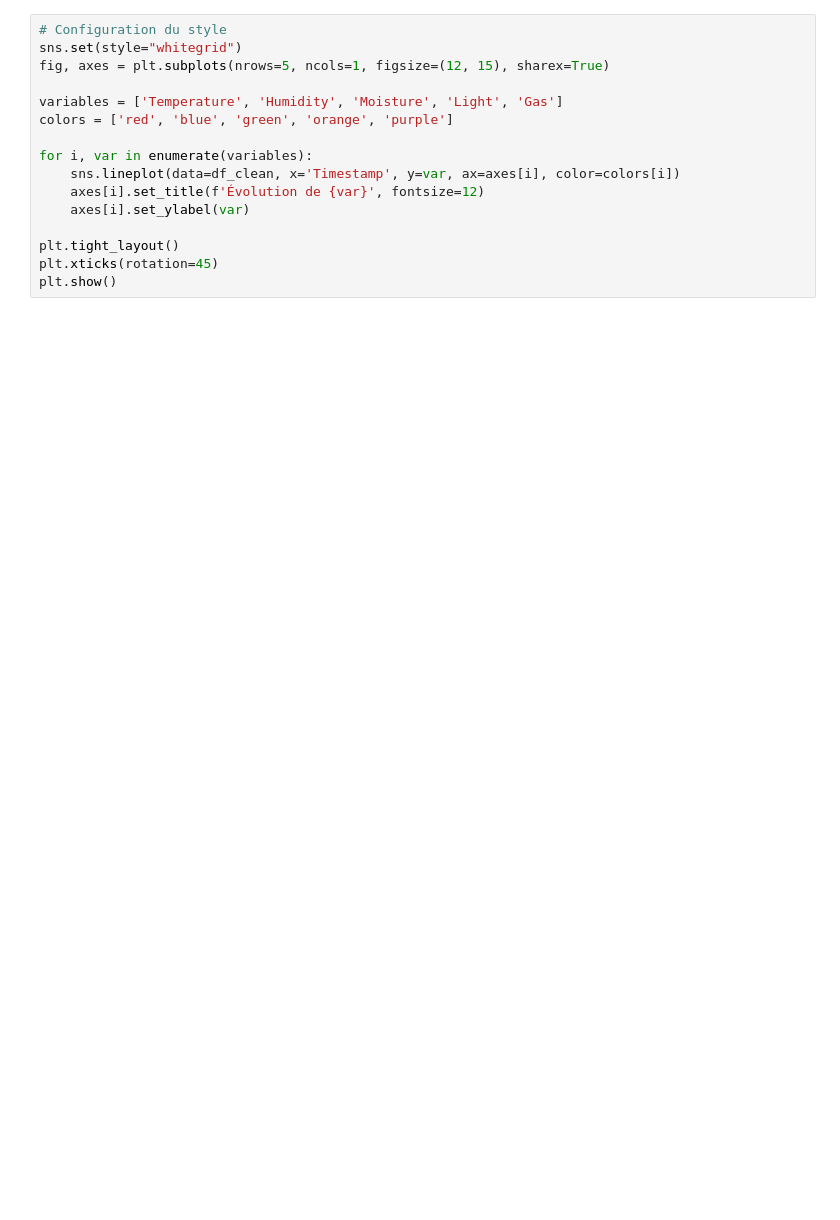
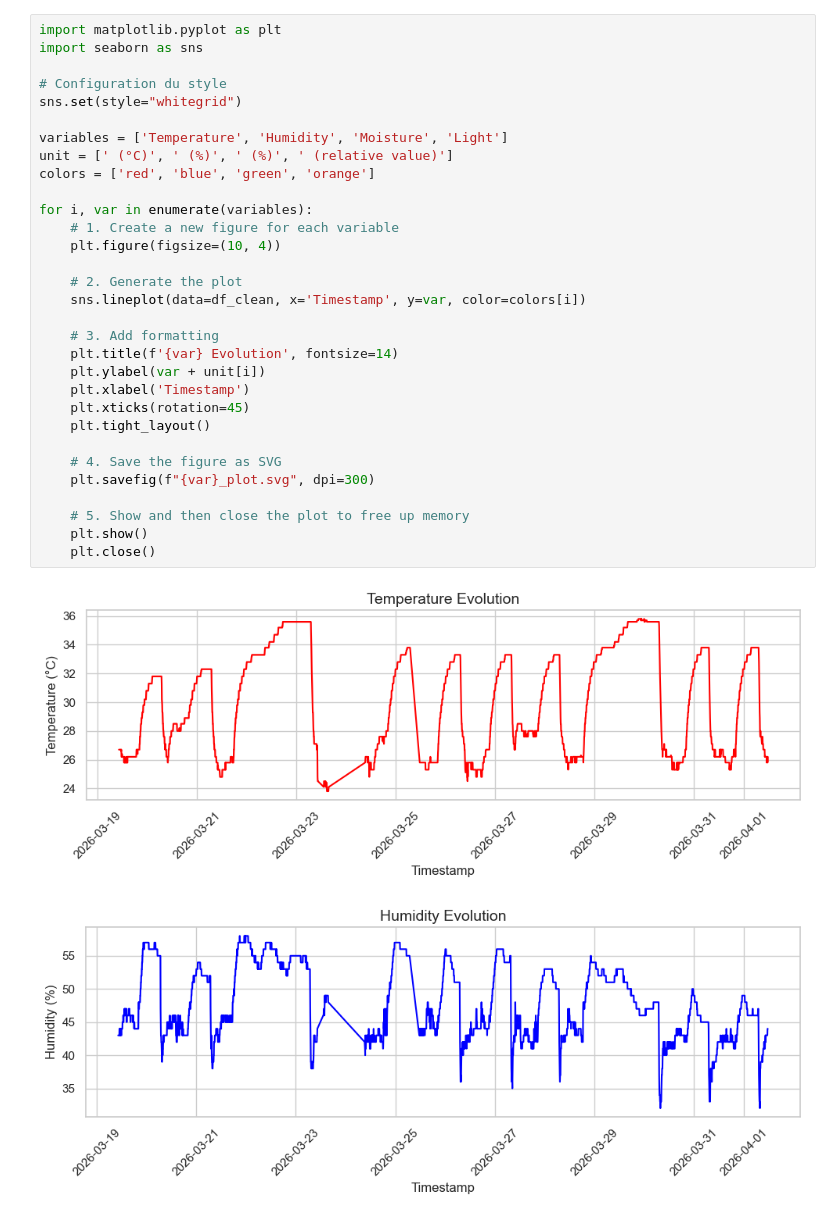
Before and after one commit to Tenko2nd/SmartFarm, a Jupyter notebook: CSVVisualization.ipynb, the cells around one changed output. Saved outputs shown, nothing was run; the diff lists cells and outputs as text; blank space fills up the shorter version.

Commit message:
Add visual outputs
Export charts and videos for presentations

```diff
--- a/CSVVisualization.ipynb
+++ b/CSVVisualization.ipynb
@@ -27,16 +35,34 @@ display(df_clean.head())
 # %%
+import matplotlib.pyplot as plt
+import seaborn as sns
+
 # Configuration du style
 sns.set(style="whitegrid")
-fig, axes = plt.subplots(nrows=5, ncols=1, figsize=(12, 15), sharex=True)
 
-variables = ['Temperature', 'Humidity', 'Moisture', 'Light', 'Gas']
-colors = ['red', 'blue', 'green', 'orange', 'purple']
+variables = ['Temperature', 'Humidity', 'Moisture', 'Light']
+unit = [' (°C)', ' (%)', ' (%)', ' (relative value)']
+colors = ['red', 'blue', 'green', 'orange']
 
 for i, var in enumerate(variables):
-    sns.lineplot(data=df_clean, x='Timestamp', y=var, ax=axes[i], color=colors[i])
-    axes[i].set_title(f'Évolution de {var}', fontsize=12)
-    axes[i].set_ylabel(var)
+    # 1. Create a new figure for each variable
+    plt.figure(figsize=(10, 4))
 
-plt.tight_layout()
-plt.xticks(rotation=45)
-plt.show()
+    # 2. Generate the plot
+    sns.lineplot(data=df_clean, x='Timestamp', y=var, color=colors[i])
+
+    # 3. Add formatting
+    plt.title(f'{var} Evolution', fontsize=14)
+    plt.ylabel(var + unit[i])
+    plt.xlabel('Timestamp')
+    plt.xticks(rotation=45)
+    plt.tight_layout()
+
+    # 4. Save the figure as SVG
+    plt.savefig(f"{var}_plot.svg", dpi=300)
+
+    # 5. Show and then close the plot to free up memory
+    plt.show()
+    plt.close()
+# %% [output]
+[figure, added]
+[figure, added]
```
Also changed, not shown: parts of 2 cells of this notebook, 2 other files.
